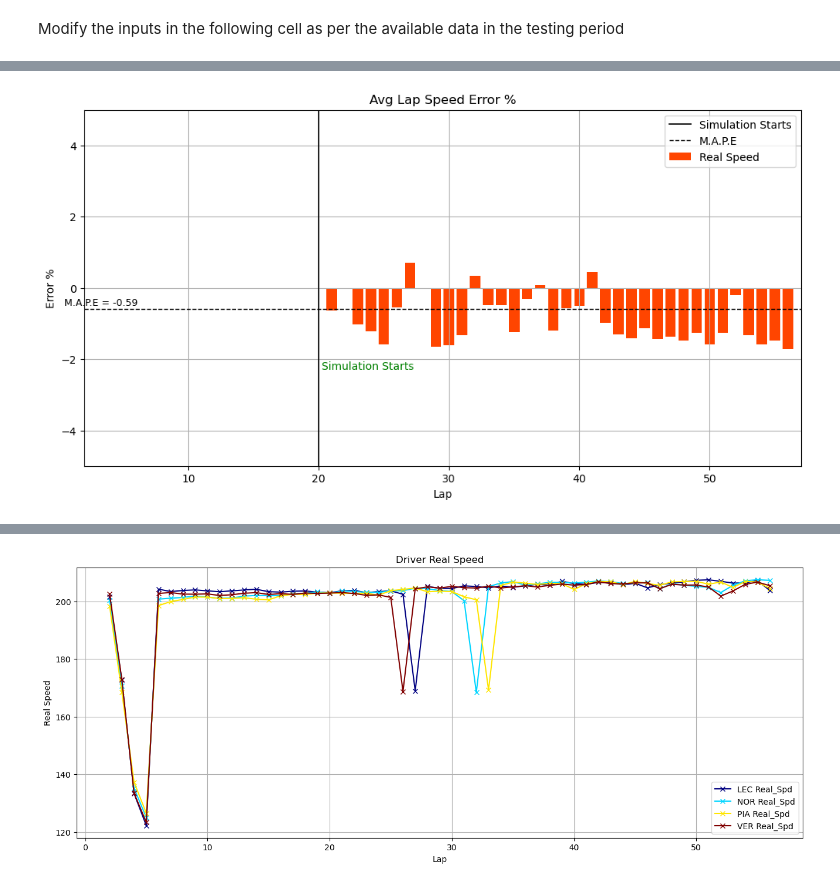
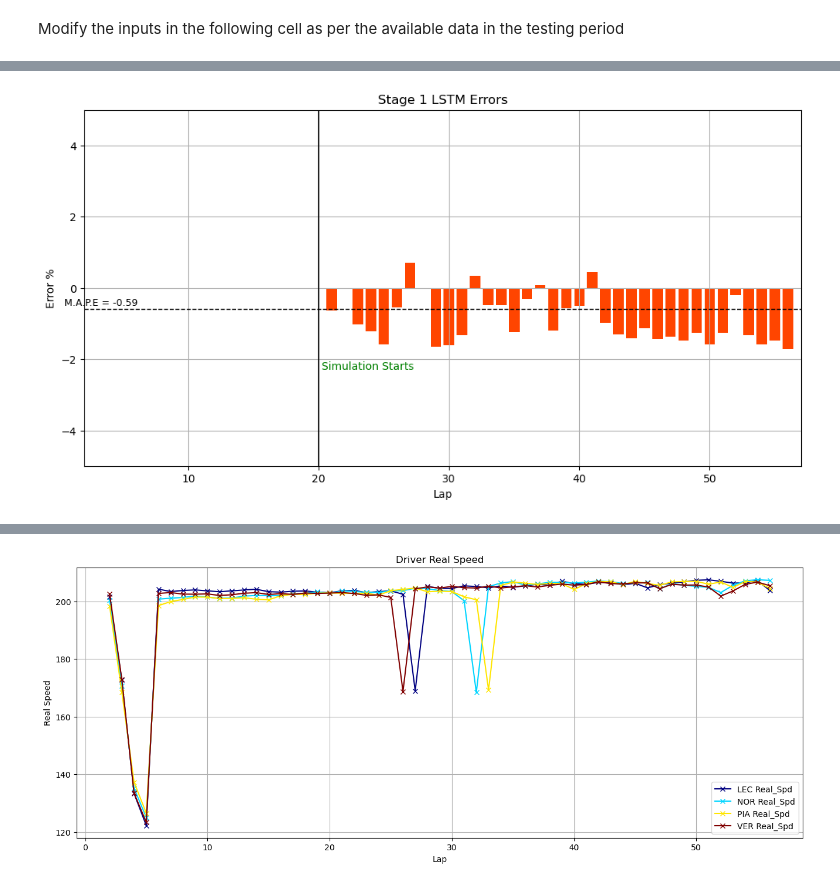
Before and after one commit to vishalkk96/F1_Race_Pred_LSTM, a Jupyter notebook: F1_Lap_Sim.ipynb, the cells around one changed output, grey strips where cells are left out. Saved outputs shown, nothing was run; the diff lists cells and outputs as text; code cells hidden in the pictures.

```diff
--- a/F1_Lap_Sim.ipynb
+++ b/F1_Lap_Sim.ipynb
@@ -125,25 +129,27 @@ plt.show()
 # %%
+# Stage 1 Error Visualization
+
 plt.figure(figsize=(12, 6))
 plt.bar(spd_dsp['Lap'], spd_dsp['Err_Lap_Spd'], label = 'Real Speed', color = 'orangered')
 
 
 plt.xlabel('Lap')
 plt.ylabel('Error %')
-plt.title('Avg Lap Speed Error %')
+plt.title('Stage 1 LSTM Errors')
 
 plt.axvline(x=nlaps, color='black', linestyle='-', linewidth = 1.2, label='Simulation Starts')
 plt.axhline(y = mean_val, color='black', linestyle='--', linewidth = 1, label = 'M.A.P.E')
 
 plt.text(x=0.5, y = mean_val + 0.1, s=f'M.A.P.E = {mean_val:.2f}', color='black', fontsize=9)
 
 plt.text(nlaps + 0.2, (spd_dsp['Err_Lap_Spd'].min() - 0.5), 'Simulation Starts',
          verticalalignment='center', horizontalalignment='left', color='green')
 
 
 plt.xlim(spd_dsp['Lap'].min(), spd_dsp['Lap'].max()+1)
 plt.ylim(min(spd_dsp['Err_Lap_Spd'].min() - 1, -5), max(spd_dsp['Err_Lap_Spd'].max() + 1, 5))
 
-plt.legend()
+#plt.legend()
 plt.grid(True)
 # %% [output]
-[figure, old version]
+[figure, new version]
```
Also changed, not shown: parts of 11 cells of this notebook, 2 other files.
